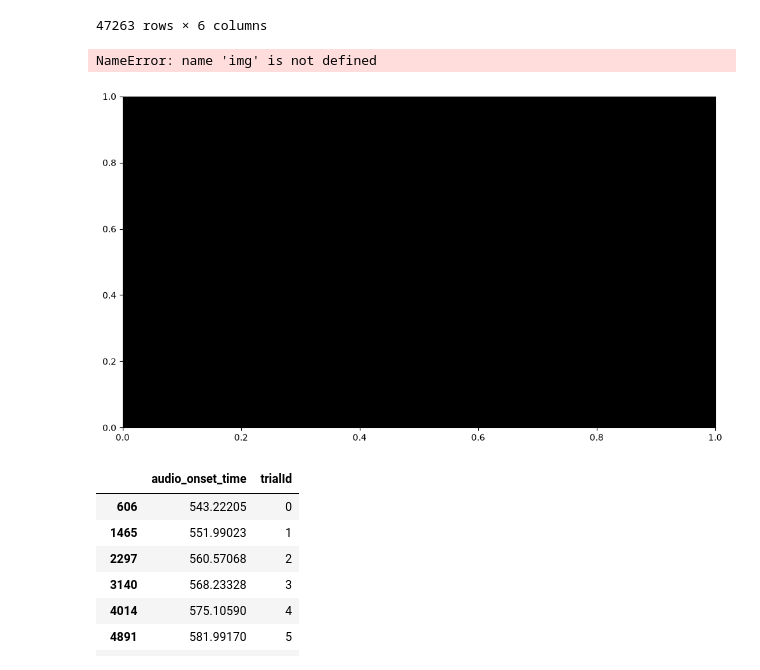
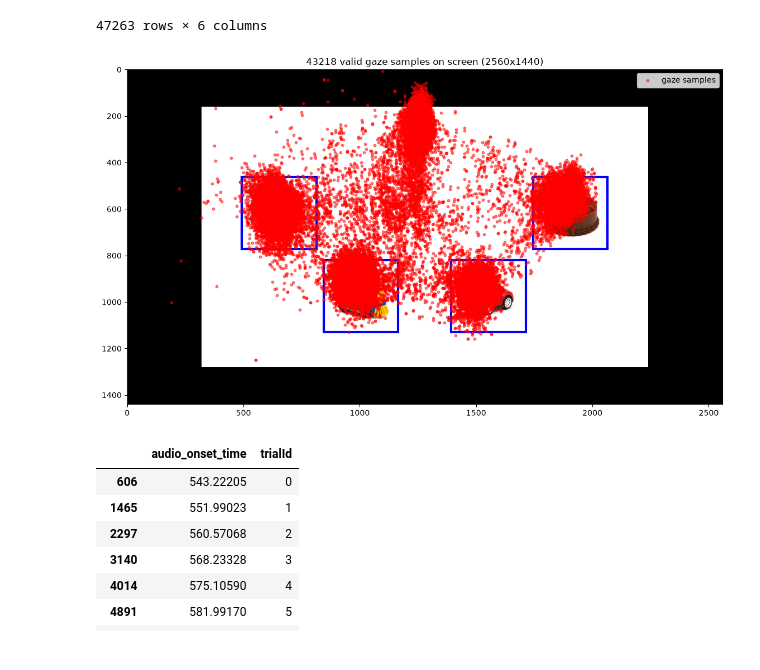
Before and after one commit to JonathanTheDuck/et26_VisualWorldParadigm, a Jupyter notebook: 02_analytics/human_predictions/human_pipeline.ipynb, the cells around one changed output. Saved outputs shown, nothing was run; the diff lists cells and outputs as text; code cells hidden in the pictures.

```diff
--- a/02_analytics/human_predictions/human_pipeline.ipynb
+++ b/02_analytics/human_predictions/human_pipeline.ipynb
@@ -162,35 +162,35 @@ fig, ax = plt.subplots(figsize=(12, 6.75))  # matches 16:9 aspect
 
 # black screen background
 ax.add_patch(patches.Rectangle((0, 0), SCREEN_W, SCREEN_H, color="black", zorder=0))
 
 # image placed at its actual displayed position/size
+img = np.array(Image.open(IMG_PATH))
 ax.imshow(img, extent=[offset_x, offset_x + disp_w, offset_y + disp_h, offset_y], zorder=1)
 # note: extent y is [top, bottom] reversed because imshow origin is upper-left by default
 
 # gaze samples on top
 ax.scatter(valid["screen_x"], valid["screen_y"], s=10, c="red", alpha=0.5, zorder=2, label="gaze samples")
 
 for name, (x, y) in positions.items():
     rect = Rectangle(
         (x, y),            # top-left corner
         box_width,         # width
         box_height,        # height
         linewidth=3,
         edgecolor='blue',
         facecolor='none'
     )
     ax.add_patch(rect)
 
 ax.set_xlim(0, SCREEN_W)
 ax.set_ylim(SCREEN_H, 0)  # y-axis flipped so (0,0) is top-left, matching screen coords
 ax.set_aspect("equal")
 ax.set_title(f"{len(valid)} valid gaze samples on screen ({SCREEN_W}x{SCREEN_H})")
 ax.legend(loc="upper right")
 plt.tight_layout()
 plt.show()
 # %% [output]
-NameError: name 'img' is not defined
-[figure, old version]
+[figure, new version]
 # %%
 #we also want to filter all samples and only keep those that are in the relevant time frame for each trial.
 #this is inbeteween VERB ONSET ( called root start) and TARGET OBJECT ONSET (called dobj start)
```
Also changed, not shown: parts of 3 cells of this notebook.
